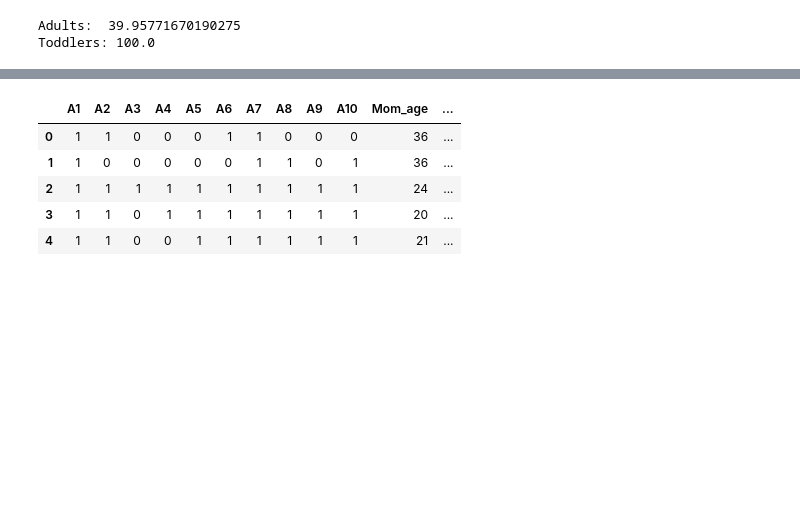
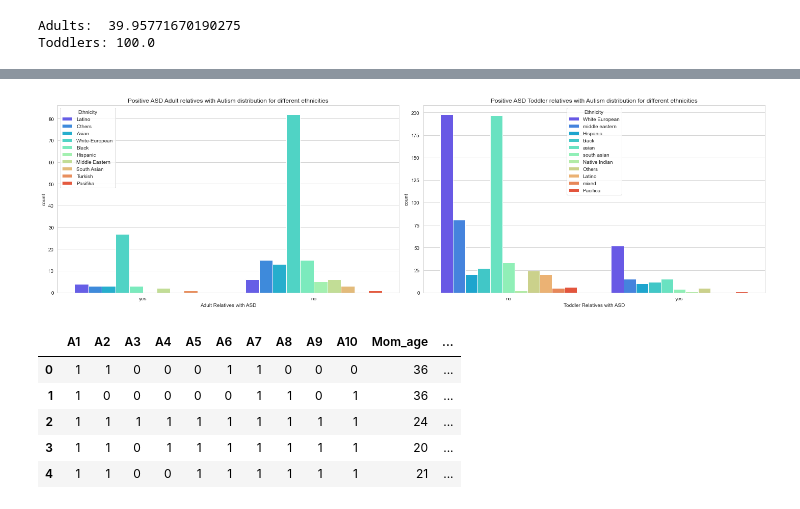
Before and after one commit to Payelban2022/A-study-on-autism, a Jupyter notebook: Complete analysis on Autism(revised).ipynb, the cells around one changed output, grey strips where cells are left out. Cells and saved outputs as stored; diff of their text form; code cells hidden in the pictures; blank space fills up the shorter version.

```diff
--- a/Complete analysis on Autism(revised).ipynb
+++ b/Complete analysis on Autism(revised).ipynb
@@ -194,0 +213,12 @@ Toddlers: 100.0
+# %%
+#Lets visualize the distribution of autism in family within different ethnicity
+fig, ax = plt.subplots(1,2,figsize=(20,6))
+sns.countplot(x='Family_mem_with_ASD',data=data2,hue='Ethnicity',palette='rainbow',ax=ax[0])
+ax[0].set_title('Positive ASD Adult relatives with Autism distribution for different ethnicities')
+ax[0].set_xlabel('Adult Relatives with ASD')
+sns.countplot(x='Family_mem_with_ASD',data=data1,hue='Ethnicity',palette='rainbow',ax=ax[1])
+ax[1].set_title('Positive ASD Toddler relatives with Autism distribution for different ethnicities')
+ax[1].set_xlabel('Toddler Relatives with ASD')
+plt.tight_layout()
+# %% [output]
+[figure, added]
```
Also changed, not shown: parts of 16 cells of this notebook.
